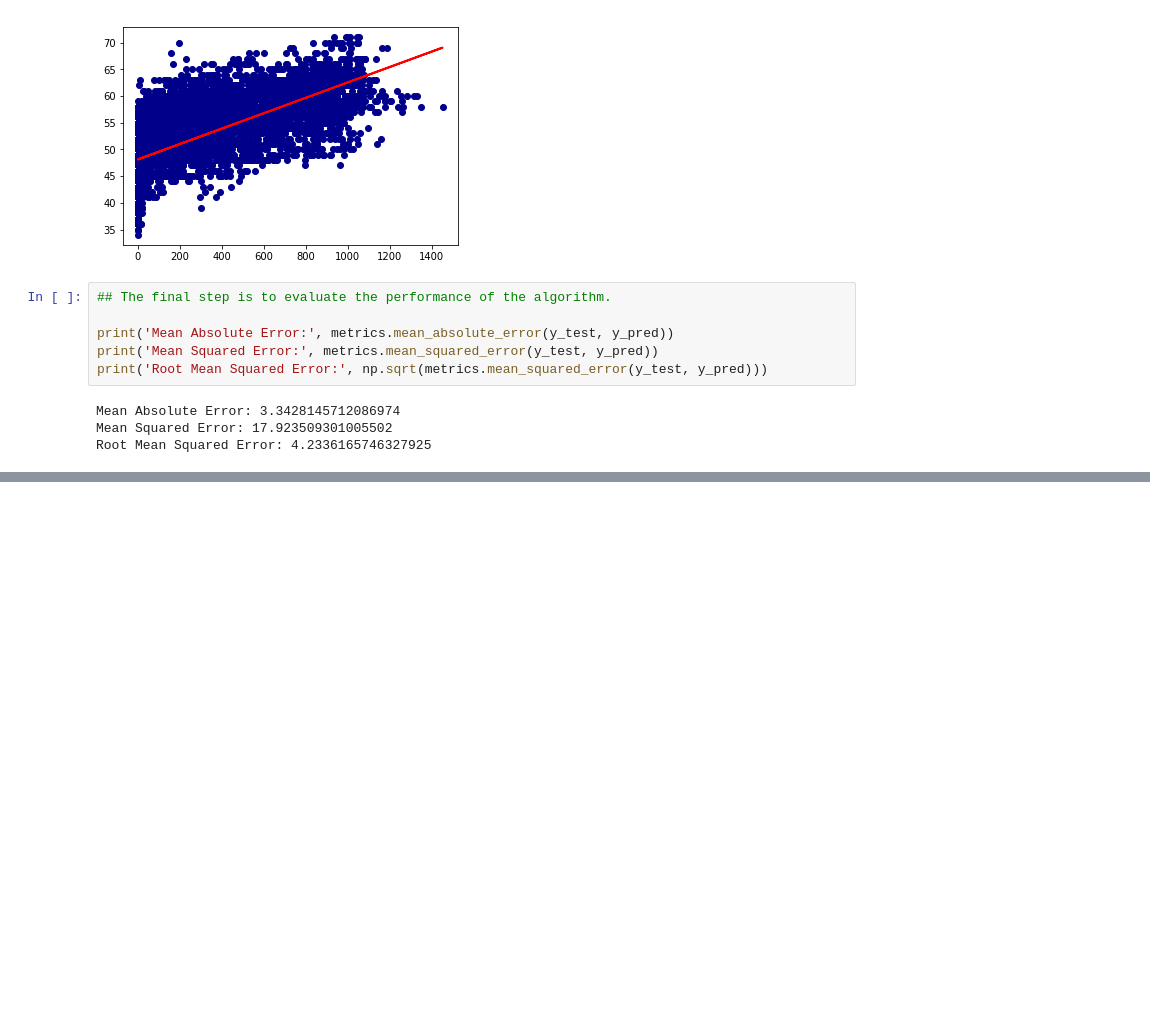
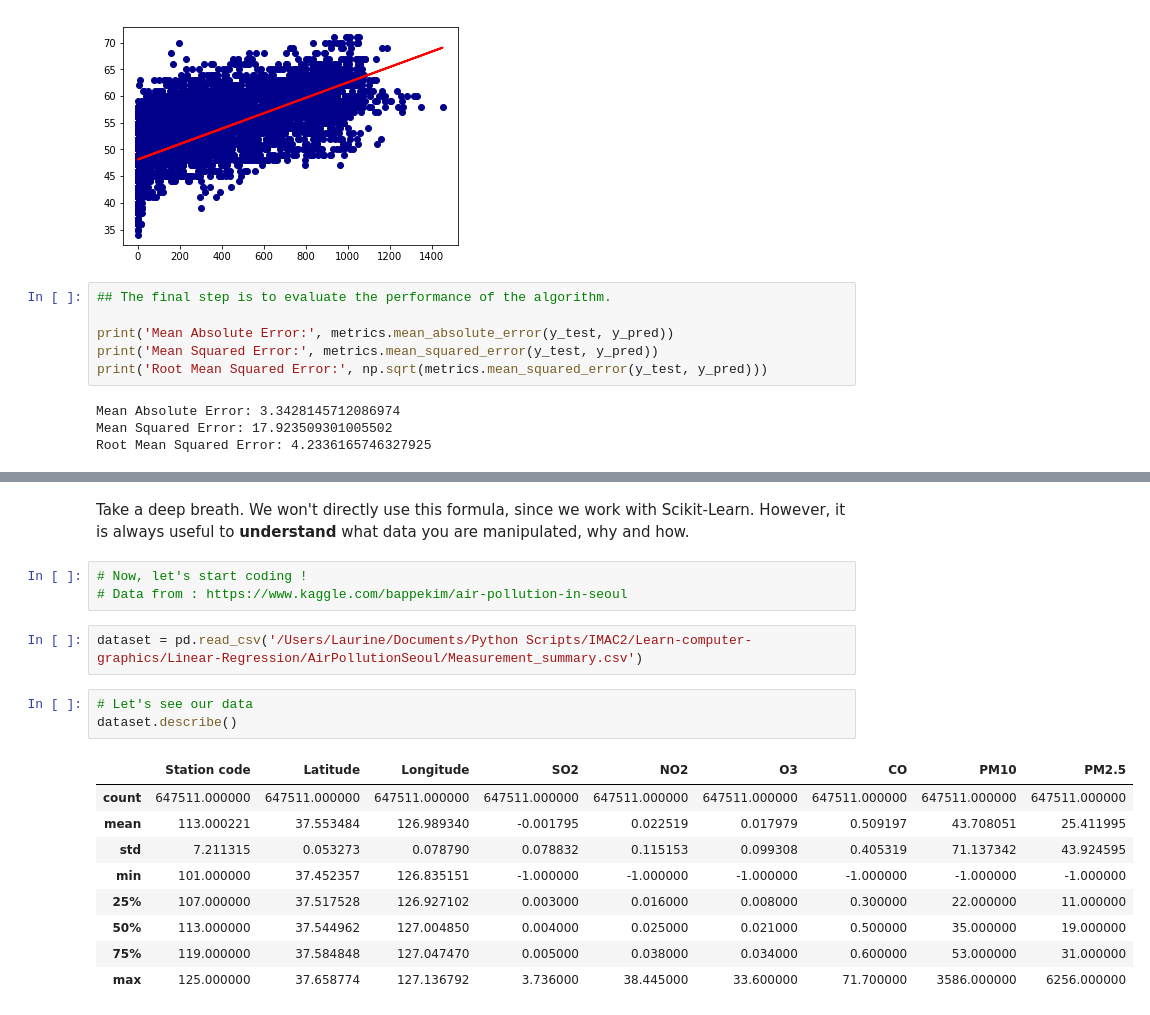
Before and after one commit to learn-computer-graphics/machine-learning, a Jupyter notebook: classes/Linear-Regression/Linear-Regression.ipynb, the cells around one changed output, grey strips where cells are left out. Saved outputs shown, nothing was run; the diff lists cells and outputs as text; blank space fills up the shorter version.

```diff
--- a/classes/Linear-Regression/Linear-Regression.ipynb
+++ b/classes/Linear-Regression/Linear-Regression.ipynb
@@ -165,0 +160,20 @@ The best way to handle that is to choose the good amount of data and to train it
+# %% [markdown]
+Take a deep breath. We won't directly use this formula, since we work with Scikit-Learn. However, it is always useful to **understand** what data you are manipulated, why and how.
+# %%
+# Now, let's start coding !
+# Data from : https://www.kaggle.com/bappekim/air-pollution-in-seoul
+# %%
+dataset = pd.read_csv('/Users/Laurine/Documents/Python Scripts/IMAC2/Learn-computer-graphics/Linear-Regression/AirPollutionSeoul/Measurement_summary.csv')
+# %%
+# Let's see our data
+dataset.describe()
+# %% [output]
+|  | Station code | Latitude | Longitude | SO2 | NO2 | O3 | CO | PM10 | PM2.5 |
+| count | 647511.000000 | 647511.000000 | 647511.000000 | 647511.000000 | 647511.000000 | 647511.000000 | 647511.000000 | 647511.000000 | 647511.000000 |
+| mean | 113.000221 | 37.553484 | 126.989340 | -0.001795 | 0.022519 | 0.017979 | 0.509197 | 43.708051 | 25.411995 |
+| std | 7.211315 | 0.053273 | 0.078790 | 0.078832 | 0.115153 | 0.099308 | 0.405319 | 71.137342 | 43.924595 |
+| min | 101.000000 | 37.452357 | 126.835151 | -1.000000 | -1.000000 | -1.000000 | -1.000000 | -1.000000 | -1.000000 |
+| 25% | 107.000000 | 37.517528 | 126.927102 | 0.003000 | 0.016000 | 0.008000 | 0.300000 | 22.000000 | 11.000000 |
+| 50% | 113.000000 | 37.544962 | 127.004850 | 0.004000 | 0.025000 | 0.021000 | 0.500000 | 35.000000 | 19.000000 |
+| 75% | 119.000000 | 37.584848 | 127.047470 | 0.005000 | 0.038000 | 0.034000 | 0.600000 | 53.000000 | 31.000000 |
+| max | 125.000000 | 37.658774 | 127.136792 | 3.736000 | 38.445000 | 33.600000 | 71.700000 | 3586.000000 | 6256.000000 |
```
Also changed, not shown: parts of 30 cells of this notebook, 1 other file.
